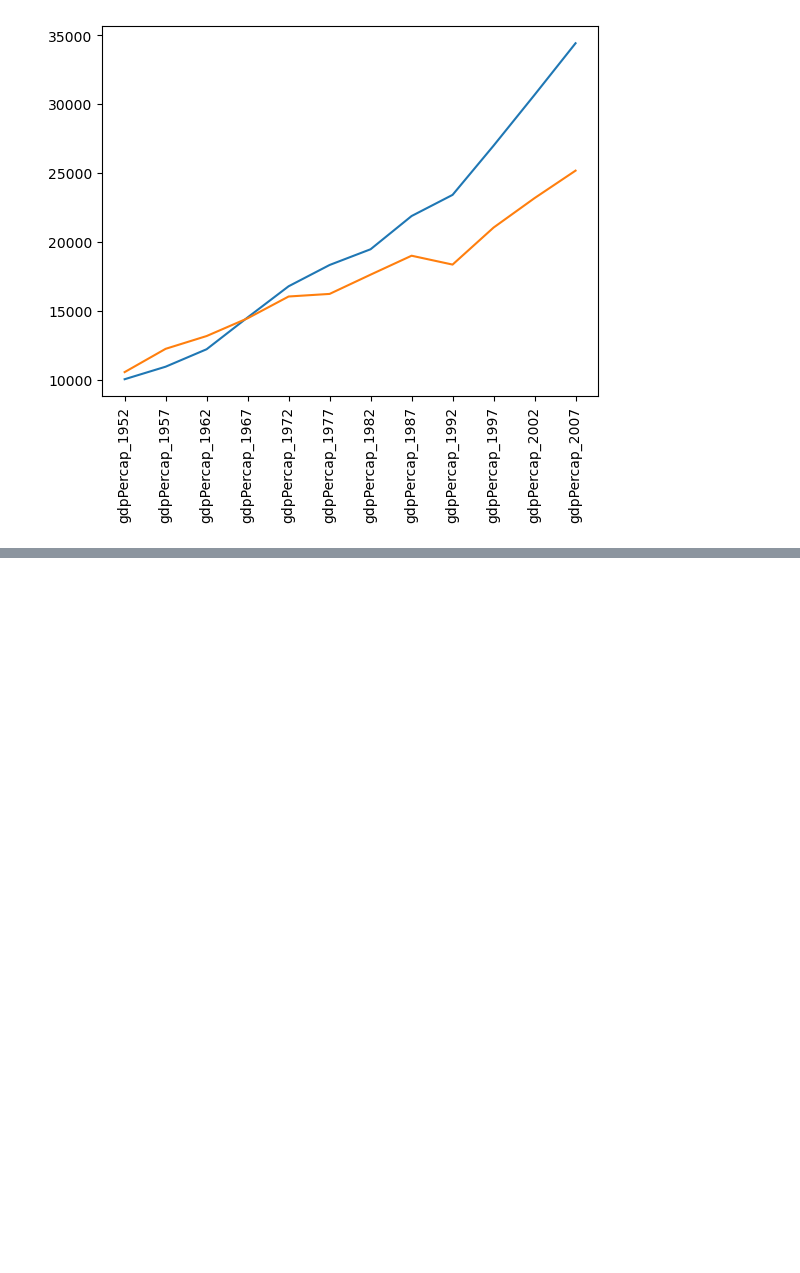
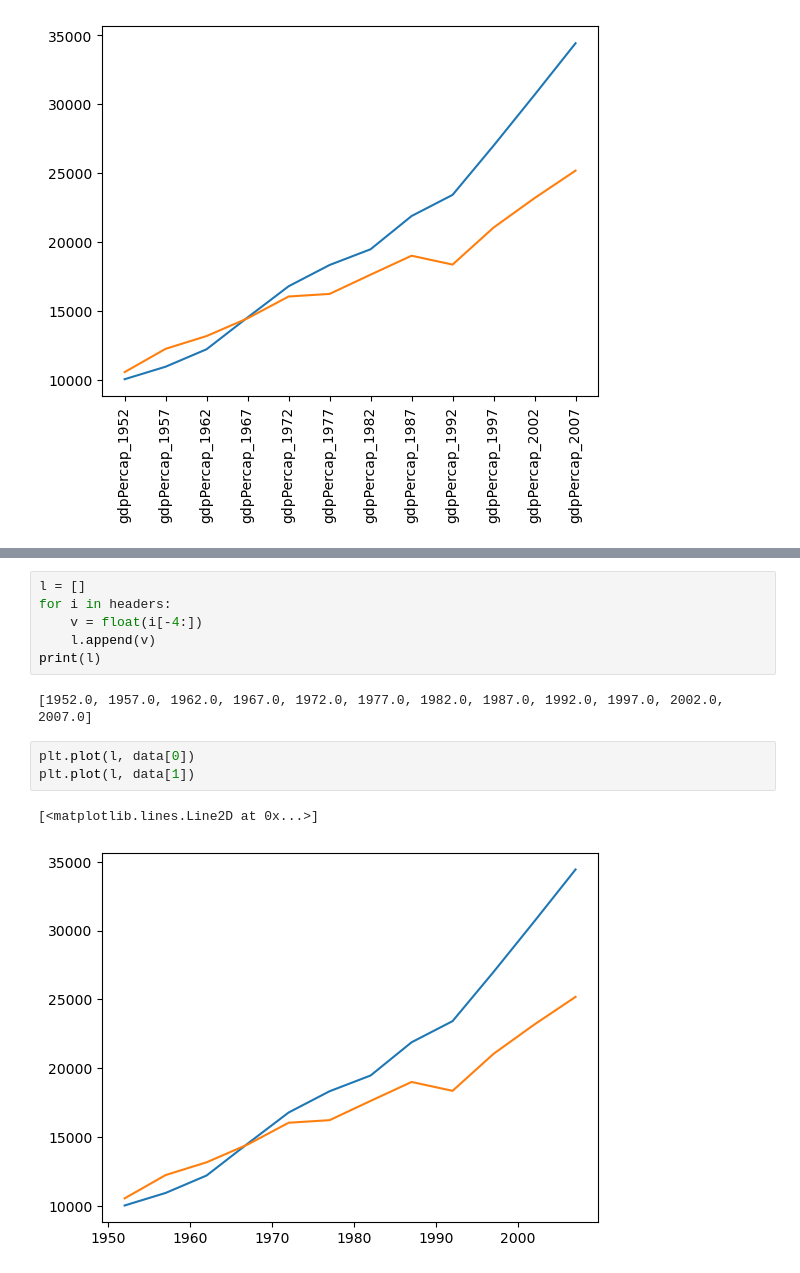
Before and after one commit to UMD-ENMA165-2026-Spring/gapminder, a Jupyter notebook: looping_over_datasets.ipynb, the cells around one changed output, grey strips where cells are left out. Drawn from its saved outputs; the diff is of its cells as text; blank space fills up the shorter version.

Commit message:
changed headers

```diff
--- a/looping_over_datasets.ipynb
+++ b/looping_over_datasets.ipynb
@@ -184,0 +175,14 @@ headers
+# %%
+l = []
+for i in headers:
+    v = float(i[-4:])
+    l.append(v)
+print(l)
+# %% [output]
+[1952.0, 1957.0, 1962.0, 1967.0, 1972.0, 1977.0, 1982.0, 1987.0, 1992.0, 1997.0, 2002.0, 2007.0]
+# %%
+plt.plot(l, data[0])
+plt.plot(l, data[1])
+# %% [output]
+[<matplotlib.lines.Line2D at 0x...>]
+[figure, added]
```
Also changed, not shown: parts of 1 cell of this notebook.
